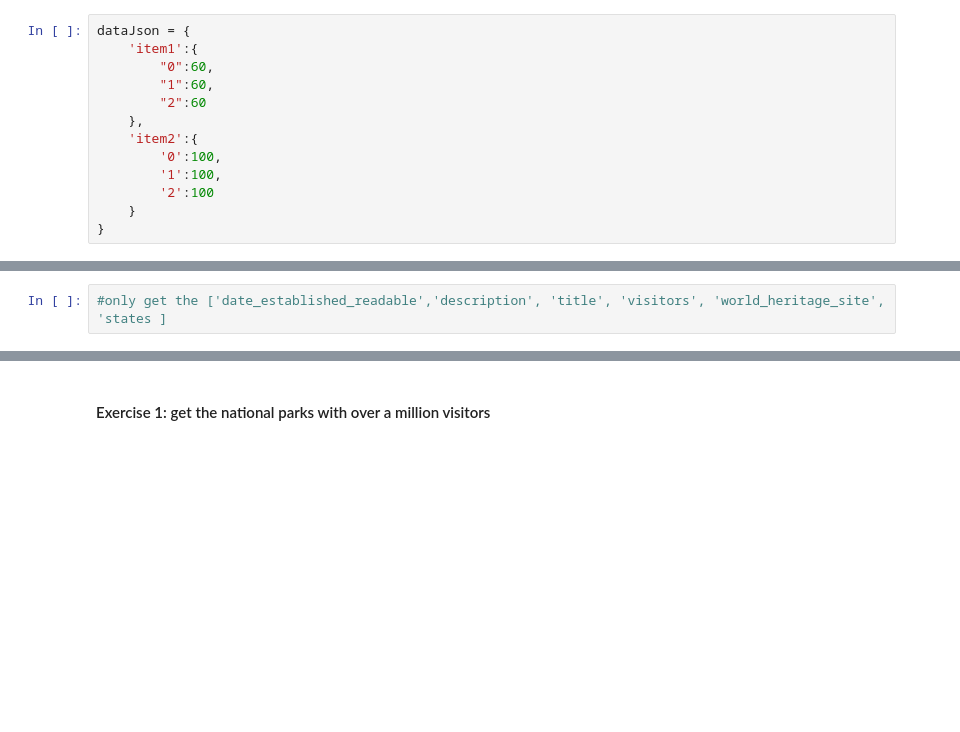
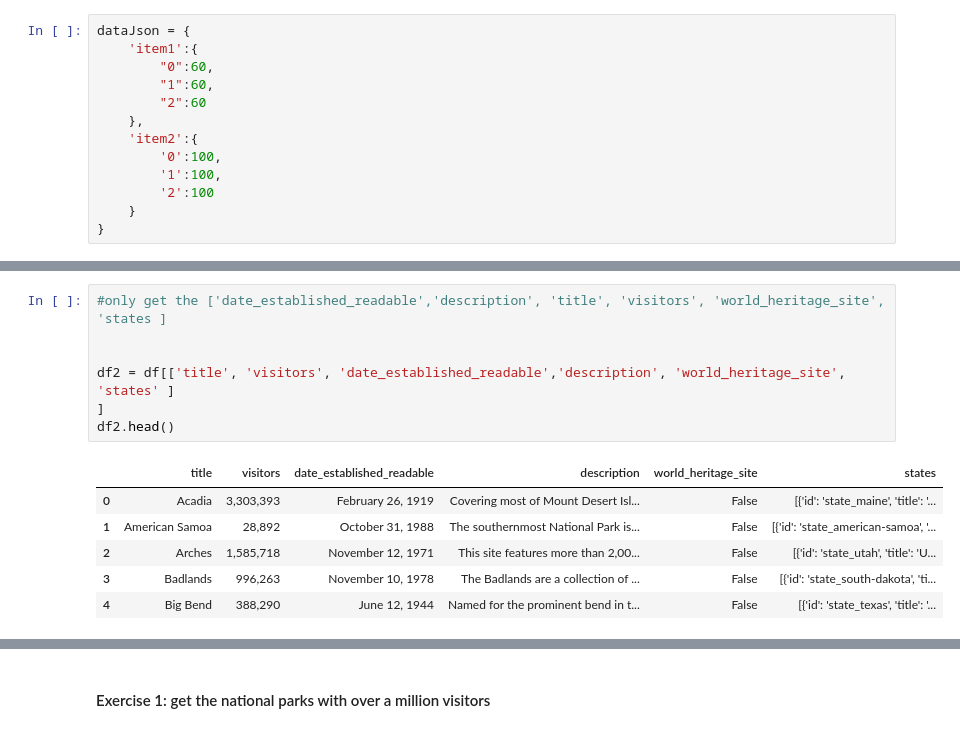
Before and after one commit to Mr-Kesh/INFO2201_SummerNotes, a Jupyter notebook: Week 5/w5d1_pandas_students.ipynb, the cells around one changed output, grey strips where cells are left out. Drawn from its saved outputs; the diff is of its cells as text; blank space fills up the shorter version.

```diff
--- a/Week 5/w5d1_pandas_students.ipynb
+++ b/Week 5/w5d1_pandas_students.ipynb
@@ -282,3 +426,15 @@ dataJson = {
 # %%
 #only get the ['date_established_readable','description', 'title', 'visitors', 'world_heritage_site', 'states ]
+
+
+df2 = df[['title', 'visitors', 'date_established_readable','description', 'world_heritage_site', 'states' ]
+]
+df2.head()
+# %% [output]
+|  | title | visitors | date_established_readable | description | world_heritage_site | states |
+| 0 | Acadia | 3,303,393 | February 26, 1919 | Covering most of Mount Desert Isl... | False | [{'id': 'state_maine', 'title': '... |
+| 1 | American Samoa | 28,892 | October 31, 1988 | The southernmost National Park is... | False | [{'id': 'state_american-samoa', '... |
+| 2 | Arches | 1,585,718 | November 12, 1971 | This site features more than 2,00... | False | [{'id': 'state_utah', 'title': 'U... |
+| 3 | Badlands | 996,263 | November 10, 1978 | The Badlands are a collection of ... | False | [{'id': 'state_south-dakota', 'ti... |
+| 4 | Big Bend | 388,290 | June 12, 1944 | Named for the prominent bend in t... | False | [{'id': 'state_texas', 'title': '... |
 # %%
```
Also changed, not shown: parts of 22 cells of this notebook, 1 other file.
